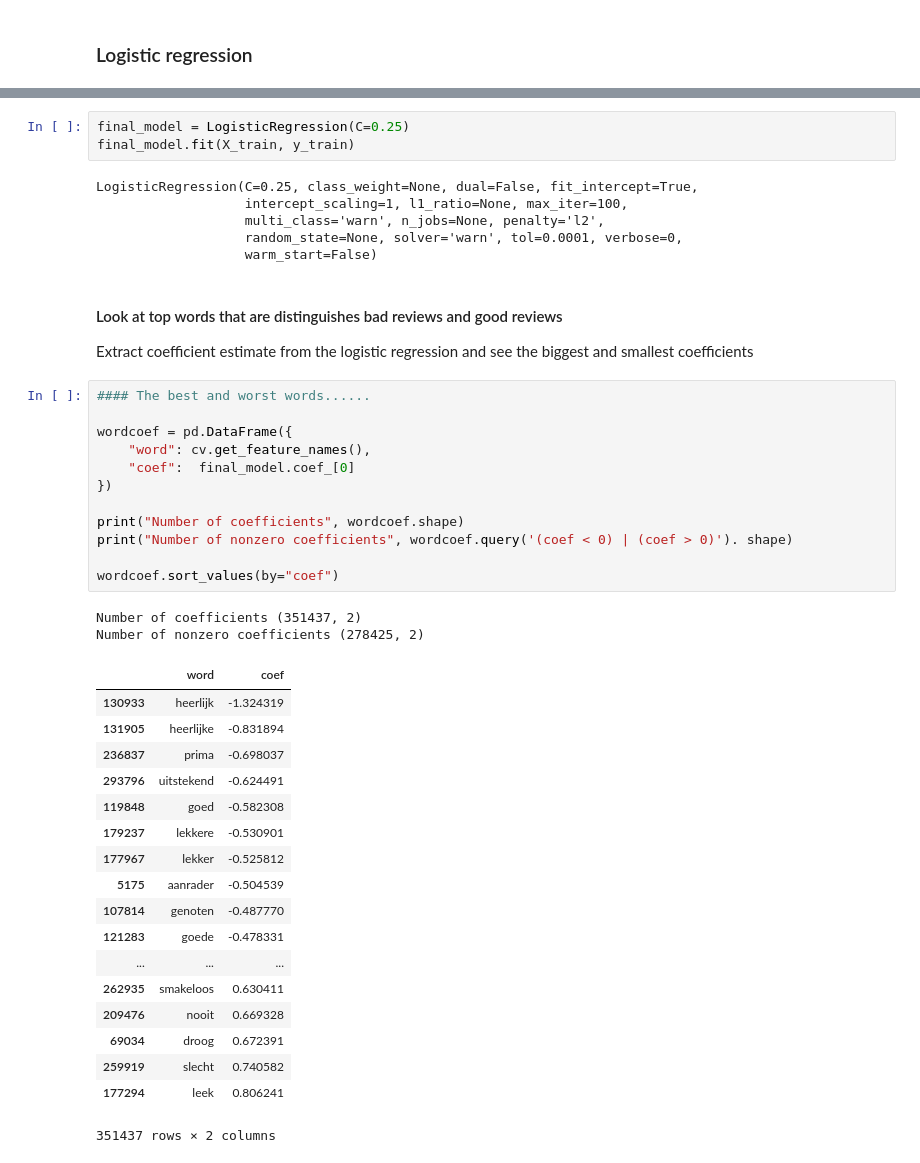
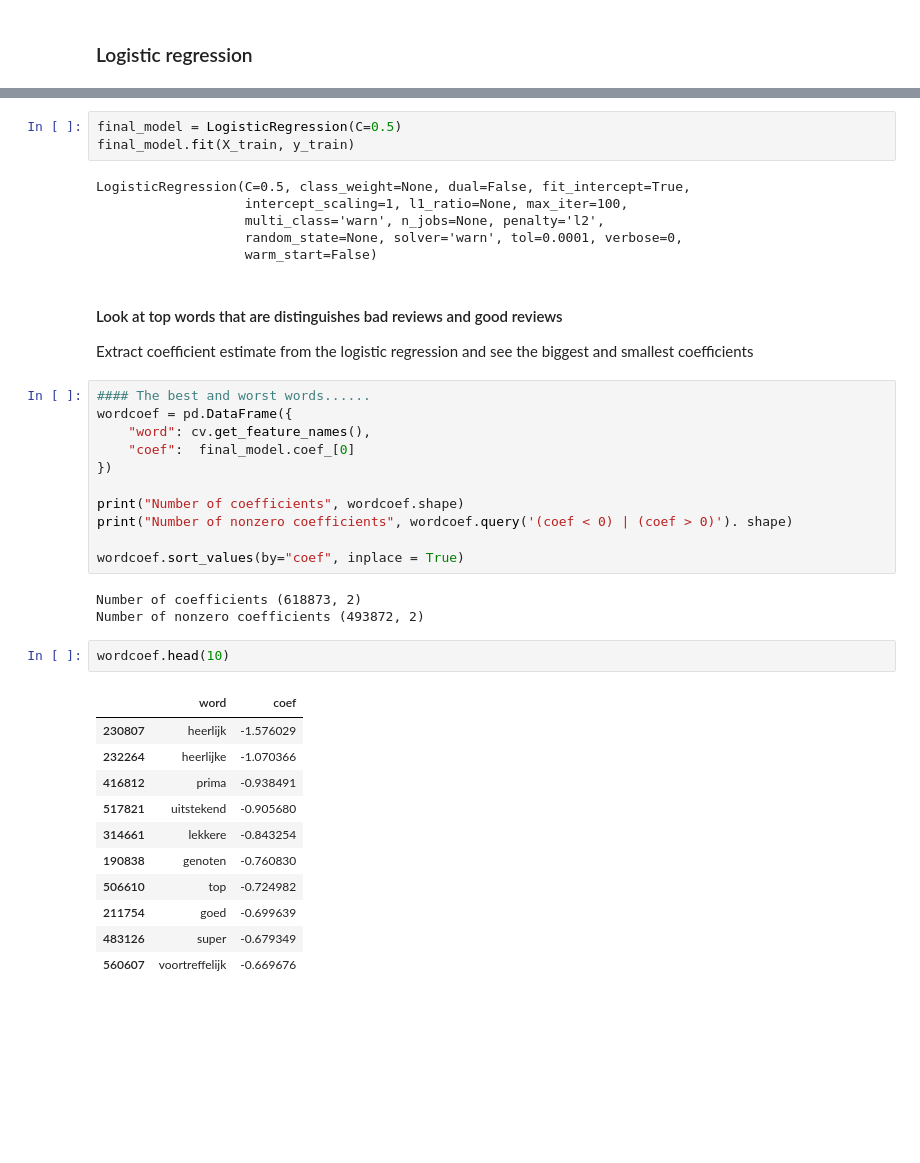
Before and after one commit to longhowlam/python_hobby_stuff, a Jupyter notebook: RestaurantReviews.ipynb, the cells around one changed output, grey strips where cells are left out. Cells and saved outputs as stored; diff of their text form; blank space fills up the shorter version.

```diff
--- a/RestaurantReviews.ipynb
+++ b/RestaurantReviews.ipynb
@@ -207,8 +212,8 @@ Accuracy for C=1: 0.926
 # %%
-final_model = LogisticRegression(C=0.25)
+final_model = LogisticRegression(C=0.5)
 final_model.fit(X_train, y_train)
 # %% [output]
-LogisticRegression(C=0.25, class_weight=None, dual=False, fit_intercept=True,
+LogisticRegression(C=0.5, class_weight=None, dual=False, fit_intercept=True,
                    intercept_scaling=1, l1_ratio=None, max_iter=100,
                    multi_class='warn', n_jobs=None, penalty='l2',
                    random_state=None, solver='warn', tol=0.0001, verbose=0,
@@ -218,7 +223,6 @@ LogisticRegression(C=0.25, class_weight=None, dual=False, fit_intercept=True,
 Extract coefficient estimate from the logistic regression and see the biggest and smallest coefficients
 # %%
 #### The best and worst words......
-
 wordcoef = pd.DataFrame({
     "word": cv.get_feature_names(),
     "coef":  final_model.coef_[0]
@@ -227,25 +231,21 @@ wordcoef = pd.DataFrame({
 print("Number of coefficients", wordcoef.shape)
 print("Number of nonzero coefficients", wordcoef.query('(coef < 0) | (coef > 0)'). shape)
 
-wordcoef.sort_values(by="coef")
+wordcoef.sort_values(by="coef", inplace = True)
 # %% [output]
-Number of coefficients (351437, 2)
-Number of nonzero coefficients (278425, 2)
+Number of coefficients (618873, 2)
+Number of nonzero coefficients (493872, 2)
-|  | word | coef |
-| 130933 | heerlijk | -1.324319 |
-| 131905 | heerlijke | -0.831894 |
-| 236837 | prima | -0.698037 |
-| 293796 | uitstekend | -0.624491 |
-| 119848 | goed | -0.582308 |
-| 179237 | lekkere | -0.530901 |
-| 177967 | lekker | -0.525812 |
-| 5175 | aanrader | -0.504539 |
-| 107814 | genoten | -0.487770 |
-| 121283 | goede | -0.478331 |
-| ... | ... | ... |
-| 262935 | smakeloos | 0.630411 |
-| 209476 | nooit | 0.669328 |
-| 69034 | droog | 0.672391 |
-| 259919 | slecht | 0.740582 |
-| 177294 | leek | 0.806241 |
-351437 rows × 2 columns
+# %%
+wordcoef.head(10)
+# %% [output]
+|  | word | coef |
+| 230807 | heerlijk | -1.576029 |
+| 232264 | heerlijke | -1.070366 |
+| 416812 | prima | -0.938491 |
+| 517821 | uitstekend | -0.905680 |
+| 314661 | lekkere | -0.843254 |
+| 190838 | genoten | -0.760830 |
+| 506610 | top | -0.724982 |
+| 211754 | goed | -0.699639 |
+| 483126 | super | -0.679349 |
+| 560607 | voortreffelijk | -0.669676 |
```
Also changed, not shown: parts of 11 cells of this notebook.
